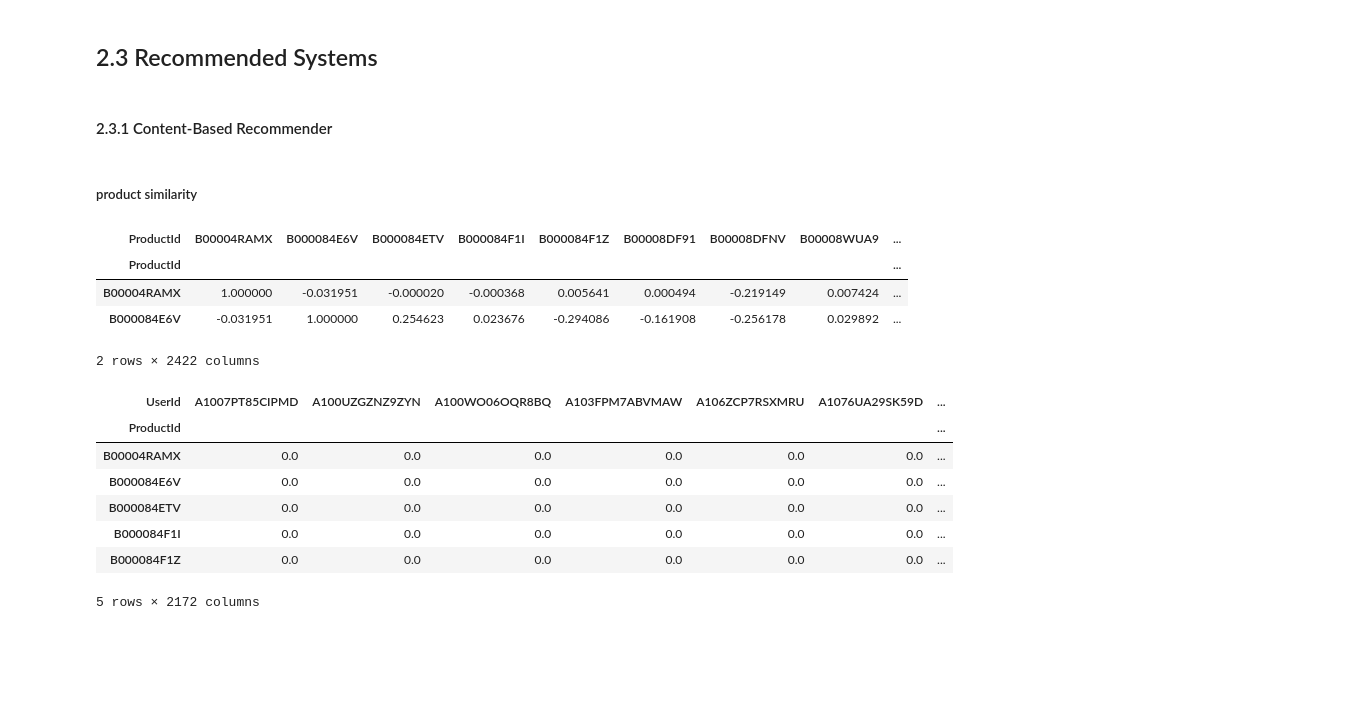
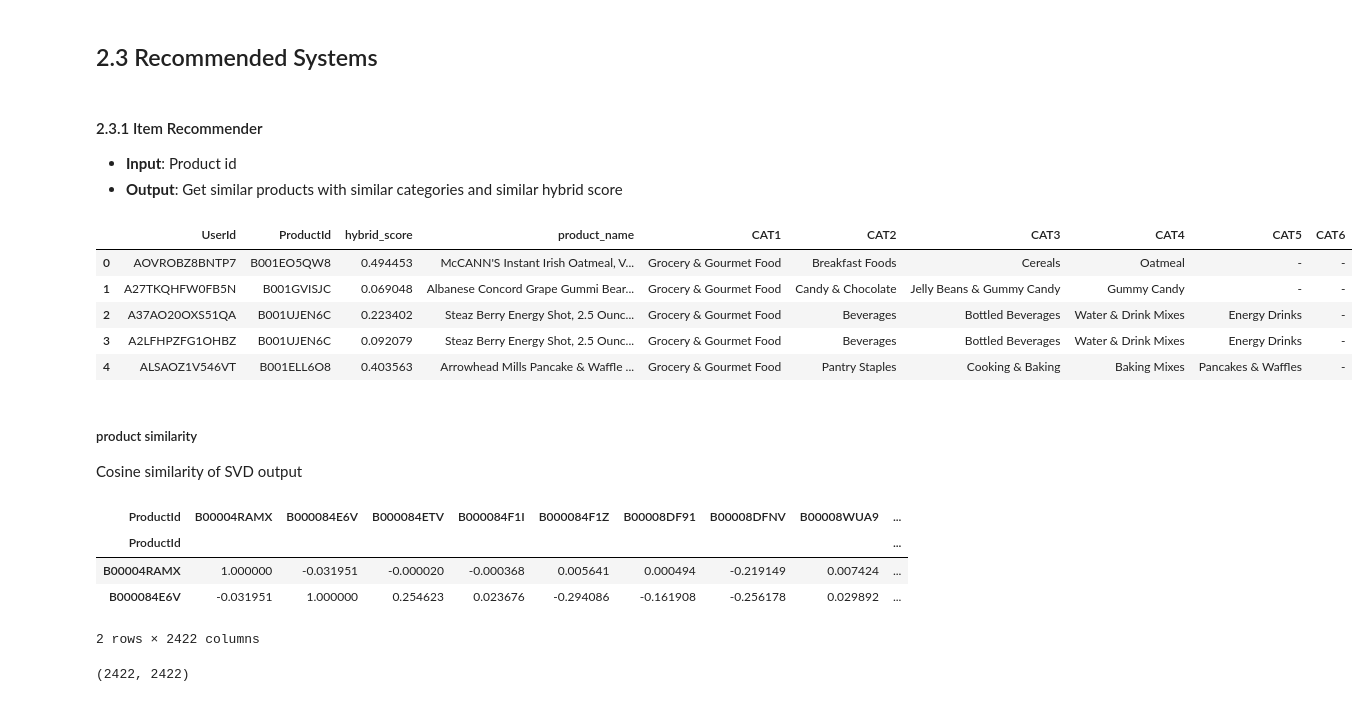
Before and after one commit to michaelxiaoyk/GA-Capstone-Project, a Jupyter notebook: capstone_project/notebooks/Recommended Systems.ipynb, the cells around one changed output. Cells and saved outputs as stored; diff of their text form; code cells hidden in the pictures; blank space fills up the shorter version.

```diff
--- a/capstone_project/notebooks/Recommended Systems.ipynb
+++ b/capstone_project/notebooks/Recommended Systems.ipynb
@@ -286,8 +286,11 @@ cf_df.head()
 cf_df.to_csv('../data/cf_df.csv')
 # %% [markdown]
 ## 2.3 Recommended Systems
-# %% [markdown]
-#### 2.3.1 Content-Based Recommender
+# %% [markdown]
+#### 2.3.1 Item Recommender
+
+- **Input**: Product id
+- **Output**: Get similar products with similar categories and similar hybrid score
 # %%
 recsys_df = pd.read_csv('../data/recsys_df.csv')
 recsys_df.drop(labels='Unnamed: 0',axis=1,inplace=True)
@@ -296,5 +302,16 @@ recsys_df.columns = ['UserId', 'ProductId', 'hybrid_score', 'product_name', 'CAT
+# %%
+recsys_df.head()
+# %% [output]
+|  | UserId | ProductId | hybrid_score | product_name | CAT1 | CAT2 | CAT3 | CAT4 | CAT5 | CAT6 |
+| 0 | AOVROBZ8BNTP7 | B001EO5QW8 | 0.494453 | McCANN'S Instant Irish Oatmeal, V... | Grocery & Gourmet Food | Breakfast Foods | Cereals | Oatmeal | - | - |
+| 1 | A27TKQHFW0FB5N | B001GVISJC | 0.069048 | Albanese Concord Grape Gummi Bear... | Grocery & Gourmet Food | Candy & Chocolate | Jelly Beans & Gummy Candy | Gummy Candy | - | - |
+| 2 | A37AO20OXS51QA | B001UJEN6C | 0.223402 | Steaz Berry Energy Shot, 2.5 Ounc... | Grocery & Gourmet Food | Beverages | Bottled Beverages | Water & Drink Mixes | Energy Drinks | - |
+| 3 | A2LFHPZFG1OHBZ | B001UJEN6C | 0.092079 | Steaz Berry Energy Shot, 2.5 Ounc... | Grocery & Gourmet Food | Beverages | Bottled Beverages | Water & Drink Mixes | Energy Drinks | - |
+| 4 | ALSAOZ1V546VT | B001ELL6O8 | 0.403563 | Arrowhead Mills Pancake & Waffle ... | Grocery & Gourmet Food | Pantry Staples | Cooking & Baking | Baking Mixes | Pancakes & Waffles | - |
 # %% [markdown]
 ##### product similarity
+
+Cosine similarity of SVD output
 # %%
 product_similarity = cosine_similarity(cf_df.T)
 product_similarity_df = pd.DataFrame(product_similarity, index = svd_df_pivot.columns, columns = svd_df_pivot.columns)
@@ -306,4 +323,8 @@ product_similarity_df.head(2)
 | B00004RAMX | 1.000000 | -0.031951 | -0.000020 | -0.000368 | 0.005641 | 0.000494 | -0.219149 | 0.007424 | ... |
 | B000084E6V | -0.031951 | 1.000000 | 0.254623 | 0.023676 | -0.294086 | -0.161908 | -0.256178 | 0.029892 | ... |
 2 rows × 2422 columns
+# %%
+product_similarity.shape
+# %% [output]
+(2422, 2422)
 # %%
@@ -311,16 +332,2 @@ product_similarity_df.to_csv('../data/product_similarity_df.csv')
 # %%
 #product_similarity_df = pd.read_csv('../data/product_similarity_df.csv')
-# %%
-content_based_df = recsys_df.set_index('ProductId')
-#content_based_df1.index will be used for indices for our content based filtering
-content_based_df1 = pd.pivot_table(content_based_df,index='ProductId',columns=['UserId'],values='hybrid_score').fillna(0)
-content_based_df1.head()
-# %% [output]
-| UserId | A1007PT85CIPMD | A100UZGZNZ9ZYN | A100WO06OQR8BQ | A103FPM7ABVMAW | A106ZCP7RSXMRU | A1076UA29SK59D | ... |
-| ProductId |  |  |  |  |  |  | ... |
-| B00004RAMX | 0.0 | 0.0 | 0.0 | 0.0 | 0.0 | 0.0 | ... |
-| B000084E6V | 0.0 | 0.0 | 0.0 | 0.0 | 0.0 | 0.0 | ... |
-| B000084ETV | 0.0 | 0.0 | 0.0 | 0.0 | 0.0 | 0.0 | ... |
-| B000084F1I | 0.0 | 0.0 | 0.0 | 0.0 | 0.0 | 0.0 | ... |
-| B000084F1Z | 0.0 | 0.0 | 0.0 | 0.0 | 0.0 | 0.0 | ... |
-5 rows × 2172 columns
```
Also changed, not shown: parts of 39 cells of this notebook.
